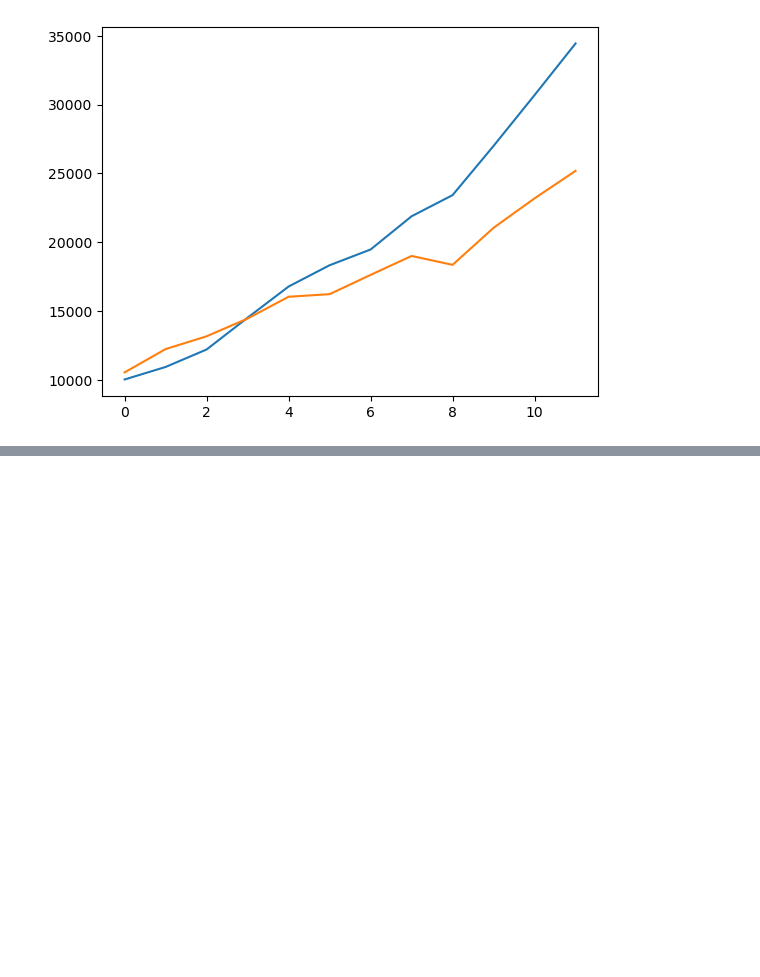
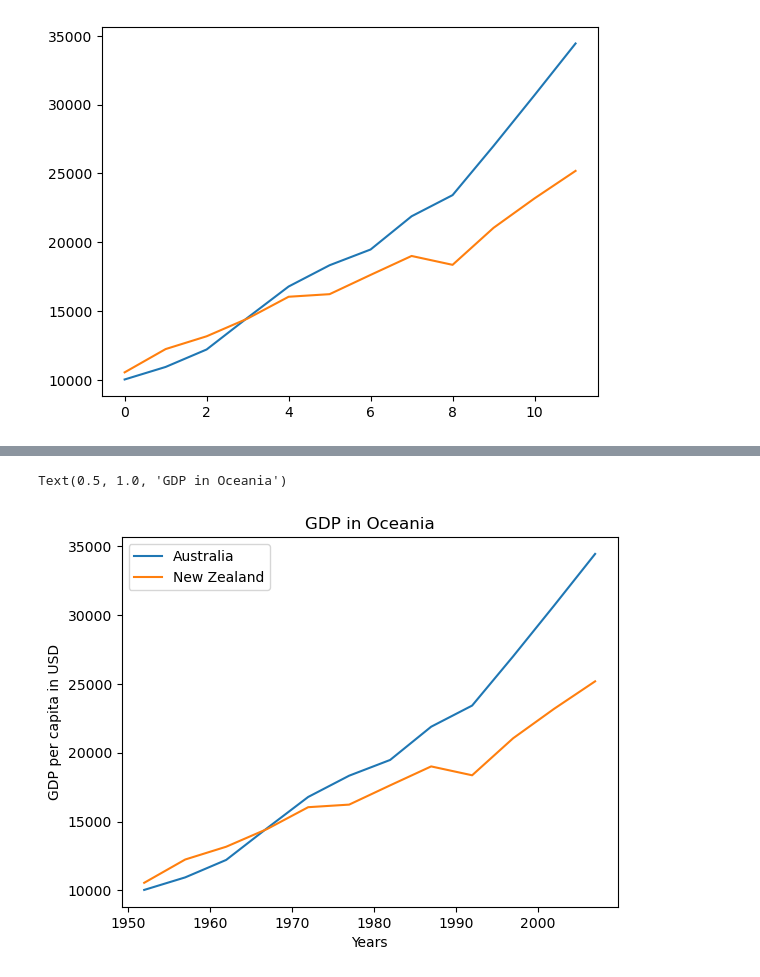
Before and after one commit to UMD-ENMA165-2026-Spring/gapminder, a Jupyter notebook: looping_over_datasets.ipynb, the cells around one changed output, grey strips where cells are left out. Saved outputs shown, nothing was run; the diff lists cells and outputs as text; code cells hidden in the pictures; blank space fills up the shorter version.

```diff
--- a/looping_over_datasets.ipynb
+++ b/looping_over_datasets.ipynb
@@ -352,0 +370,12 @@ plt.plot(data.T)
+# %%
+for row, country in zip(data, columncountry):
+
+    plt.plot(years, row, label = country)
+
+plt.legend()
+plt.xlabel("Years")
+plt.ylabel("GDP per capita in USD")
+plt.title("GDP in Oceania")
+# %% [output]
+Text(0.5, 1.0, 'GDP in Oceania')
+[figure, added]
```
Also changed, not shown: parts of 11 cells of this notebook.
